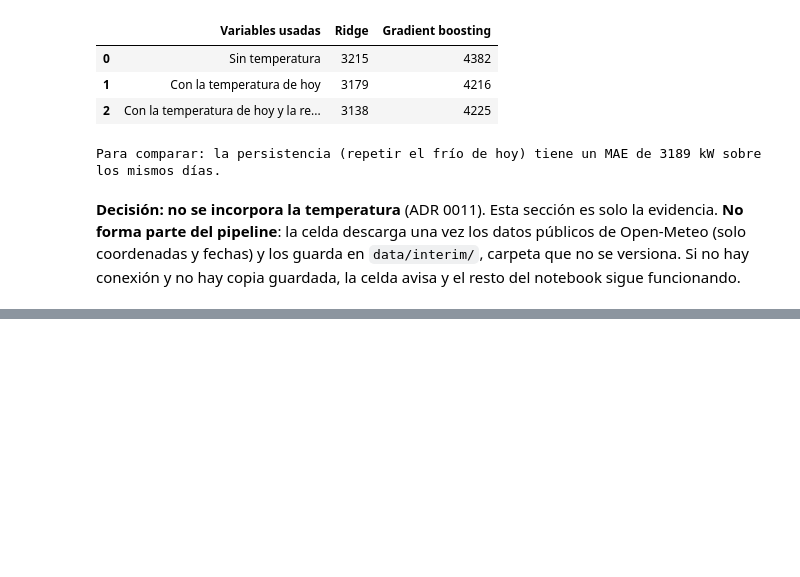
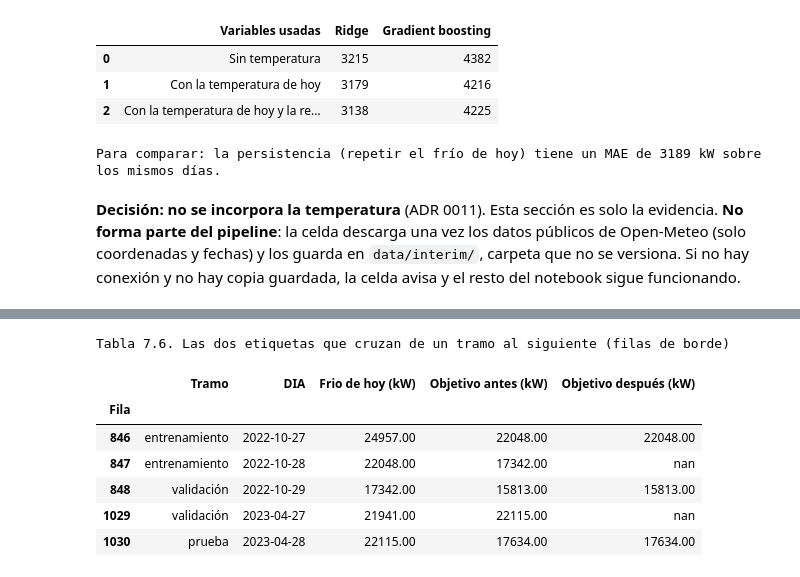
Before and after one commit to AlesioRios/Trabajo-Practico-Final-LD2, a Jupyter notebook: notebooks/preprocesamiento.ipynb, the cells around one changed output, grey strips where cells are left out. Cells and saved outputs as stored; diff of their text form; code cells hidden in the pictures; blank space fills up the shorter version.

```diff
--- a/notebooks/preprocesamiento.ipynb
+++ b/notebooks/preprocesamiento.ipynb
@@ -625,0 +778,22 @@ Para comparar: la persistencia (repetir el frío de hoy) tiene un MAE de 3189 kW
+# %%
+sin_frontera = _quitar_etiquetas_de_frontera(tabla_final)
+ultima_train, ultima_val = entrenamiento.index[-1], validacion.index[-1]
+filas_borde = [ultima_train - 1, ultima_train, ultima_train + 1, ultima_val, ultima_val + 1]
+tramo_de = lambda i: "entrenamiento" if i <= ultima_train else ("validación" if i <= ultima_val else "prueba")
+frontera = pd.DataFrame({
+    "Tramo": [tramo_de(i) for i in filas_borde],
+    "DIA": tabla_final.loc[filas_borde, "DIA"].dt.date.astype(str),
+    "Frio de hoy (kW)": tabla_final.loc[filas_borde, "Frio (Kw)"],
+    "Objetivo antes (kW)": tabla_final.loc[filas_borde, "objetivo"],
+    "Objetivo después (kW)": sin_frontera.loc[filas_borde, "objetivo"]}, index=filas_borde)
+frontera.index.name = "Fila"
+titulo_y_tabla(6, "Las dos etiquetas que cruzan de un tramo al siguiente (filas de borde)", frontera)
+# %% [output]
+Tabla 7.6. Las dos etiquetas que cruzan de un tramo al siguiente (filas de borde)
+|  | Tramo | DIA | Frio de hoy (kW) | Objetivo antes (kW) | Objetivo después (kW) |
+| Fila |  |  |  |  |  |
+| 846 | entrenamiento | 2022-10-27 | 24957.00 | 22048.00 | 22048.00 |
+| 847 | entrenamiento | 2022-10-28 | 22048.00 | 17342.00 | nan |
+| 848 | validación | 2022-10-29 | 17342.00 | 15813.00 | 15813.00 |
+| 1029 | validación | 2023-04-27 | 21941.00 | 22115.00 | nan |
+| 1030 | prueba | 2023-04-28 | 22115.00 | 17634.00 | 17634.00 |
```
Also changed, not shown: parts of 20 cells of this notebook, 2 other files.
